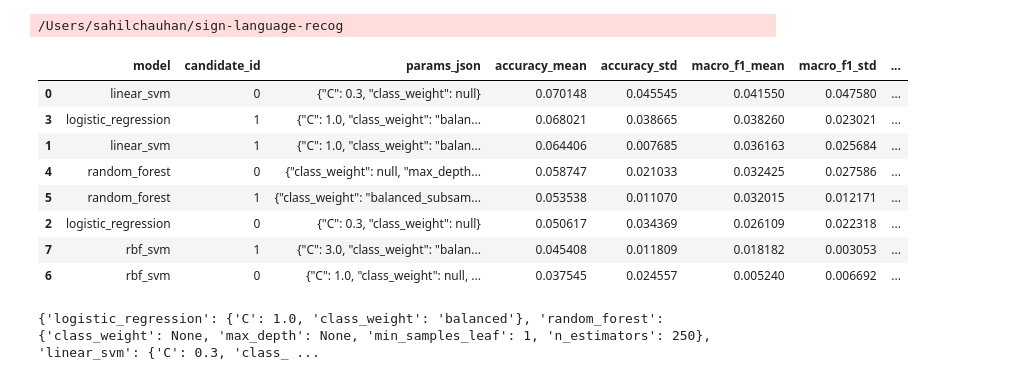
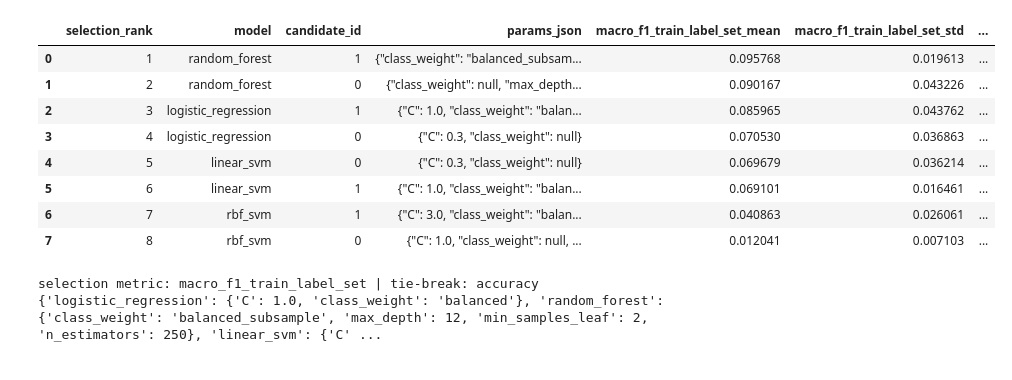
Before and after one commit to sarthak19ok/sign-language-recognition, a Jupyter notebook: sign-language-recognition/notebooks/06_classical_ml_baselines.ipynb, the cells around one changed output. Drawn from its saved outputs; the diff is of its cells as text; code cells hidden in the pictures.

```diff
--- a/sign-language-recognition/notebooks/06_classical_ml_baselines.ipynb
+++ b/sign-language-recognition/notebooks/06_classical_ml_baselines.ipynb
@@ -113,29 +207,38 @@ The small predetermined candidate grid is deliberately modest. Candidate selecti
 # %%
 cv_rows=[]
 for name,candidates in estimator_specs().items():
     for candidate_id,params in enumerate(candidates):
         for fold,(tr,va) in enumerate(folds):
             model=make_model(name,params); start=time.perf_counter(); model.fit(X_train[tr],y_train[tr]); fit_seconds=time.perf_counter()-start
             metric,_,_=scores(model,X_train[va],y_train[va]); cv_rows.append({'model':name,'candidate_id':candidate_id,'params_json':json.dumps(params,sort_keys=True),'fold':fold,'fit_seconds':fit_seconds,**metric})
 cv_detail=pd.DataFrame(cv_rows); cv_detail.to_csv(REPORTS/'grouped_cv_fold_metrics.csv',index=False)
-cv_summary=cv_detail.groupby(['model','candidate_id','params_json']).agg(accuracy_mean=('accuracy','mean'),accuracy_std=('accuracy','std'),macro_f1_mean=('macro_f1_eval_labels','mean'),macro_f1_std=('macro_f1_eval_labels','std'),top5_mean=('top5_accuracy','mean'),top5_std=('top5_accuracy','std'),fit_seconds_mean=('fit_seconds','mean')).reset_index()
-cv_summary=cv_summary.sort_values(['macro_f1_mean','accuracy_mean'],ascending=False); cv_summary.to_csv(REPORTS/'grouped_cv_summary.csv',index=False); display(cv_summary)
+fold_audit.to_csv(REPORTS/'grouped_cv_fold_audit.csv',index=False)
+cv_summary=cv_detail.groupby(['model','candidate_id','params_json']).agg(
+    macro_f1_train_label_set_mean=('macro_f1_train_label_set','mean'),macro_f1_train_label_set_std=('macro_f1_train_label_set','std'),
+    accuracy_mean=('accuracy','mean'),accuracy_std=('accuracy','std'),
+    macro_f1_eval_labels_mean=('macro_f1_eval_labels','mean'),macro_f1_eval_labels_std=('macro_f1_eval_labels','std'),
+    top5_mean=('top5_accuracy','mean'),top5_std=('top5_accuracy','std'),fit_seconds_mean=('fit_seconds','mean')).reset_index()
+# Selection rule: macro_f1_train_label_set_mean (desc), then accuracy_mean (desc); deterministic final fallback.
+cv_summary['_f1_key']=cv_summary.macro_f1_train_label_set_mean.round(12); cv_summary['_acc_key']=cv_summary.accuracy_mean.round(12)
+cv_summary=cv_summary.sort_values(['_f1_key','_acc_key','model','candidate_id'],ascending=[False,False,True,True]).drop(columns=['_f1_key','_acc_key']).reset_index(drop=True)
+cv_summary.insert(0,'selection_rank',range(1,len(cv_summary)+1))
+cv_summary.to_csv(REPORTS/'grouped_cv_summary.csv',index=False); display(cv_summary)
 best_params={}
 for name in estimator_specs():
     best=cv_summary.loc[cv_summary.model.eq(name)].iloc[0]; best_params[name]=json.loads(best.params_json)
-print(best_params)
+print('selection metric:',SELECTION_METRIC,'| tie-break:',SELECTION_TIEBREAK); print(best_params)
 # %% [output]
+|  | selection_rank | model | candidate_id | params_json | macro_f1_train_label_set_mean | macro_f1_train_label_set_std | ... |
+| 0 | 1 | random_forest | 1 | {"class_weight": "balanced_subsam... | 0.095768 | 0.019613 | ... |
+| 1 | 2 | random_forest | 0 | {"class_weight": null, "max_depth... | 0.090167 | 0.043226 | ... |
+| 2 | 3 | logistic_regression | 1 | {"C": 1.0, "class_weight": "balan... | 0.085965 | 0.043762 | ... |
+| 3 | 4 | logistic_regression | 0 | {"C": 0.3, "class_weight": null} | 0.070530 | 0.036863 | ... |
+| 4 | 5 | linear_svm | 0 | {"C": 0.3, "class_weight": null} | 0.069679 | 0.036214 | ... |
+| 5 | 6 | linear_svm | 1 | {"C": 1.0, "class_weight": "balan... | 0.069101 | 0.016461 | ... |
+| 6 | 7 | rbf_svm | 1 | {"C": 3.0, "class_weight": "balan... | 0.040863 | 0.026061 | ... |
+| 7 | 8 | rbf_svm | 0 | {"C": 1.0, "class_weight": null, ... | 0.012041 | 0.007103 | ... |
-/Users/sahilchauhan/sign-language-recog
+selection metric: macro_f1_train_label_set | tie-break: accuracy
+{'logistic_regression': {'C': 1.0, 'class_weight': 'balanced'}, 'random_forest': {'class_weight': 'balanced_subsample', 'max_depth': 12, 'min_samples_leaf': 2, 'n_estimators': 250}, 'linear_svm': {'C' ...
-|  | model | candidate_id | params_json | accuracy_mean | accuracy_std | macro_f1_mean | macro_f1_std | ... |
-| 0 | linear_svm | 0 | {"C": 0.3, "class_weight": null} | 0.070148 | 0.045545 | 0.041550 | 0.047580 | ... |
-| 3 | logistic_regression | 1 | {"C": 1.0, "class_weight": "balan... | 0.068021 | 0.038665 | 0.038260 | 0.023021 | ... |
-| 1 | linear_svm | 1 | {"C": 1.0, "class_weight": "balan... | 0.064406 | 0.007685 | 0.036163 | 0.025684 | ... |
-| 4 | random_forest | 0 | {"class_weight": null, "max_depth... | 0.058747 | 0.021033 | 0.032425 | 0.027586 | ... |
-| 5 | random_forest | 1 | {"class_weight": "balanced_subsam... | 0.053538 | 0.011070 | 0.032015 | 0.012171 | ... |
-| 2 | logistic_regression | 0 | {"C": 0.3, "class_weight": null} | 0.050617 | 0.034369 | 0.026109 | 0.022318 | ... |
-| 7 | rbf_svm | 1 | {"C": 3.0, "class_weight": "balan... | 0.045408 | 0.011809 | 0.018182 | 0.003053 | ... |
-| 6 | rbf_svm | 0 | {"C": 1.0, "class_weight": null, ... | 0.037545 | 0.024557 | 0.005240 | 0.006692 | ... |
-{'logistic_regression': {'C': 1.0, 'class_weight': 'balanced'}, 'random_forest': {'class_weight': None, 'max_depth': None, 'min_samples_leaf': 1, 'n_estimators': 250}, 'linear_svm': {'C': 0.3, 'class_ ...
 # %% [markdown]
 ## 5. Final fitting, descriptive validation, and held-out test
 
```
Also changed, not shown: parts of 16 cells of this notebook, 5 other files.
